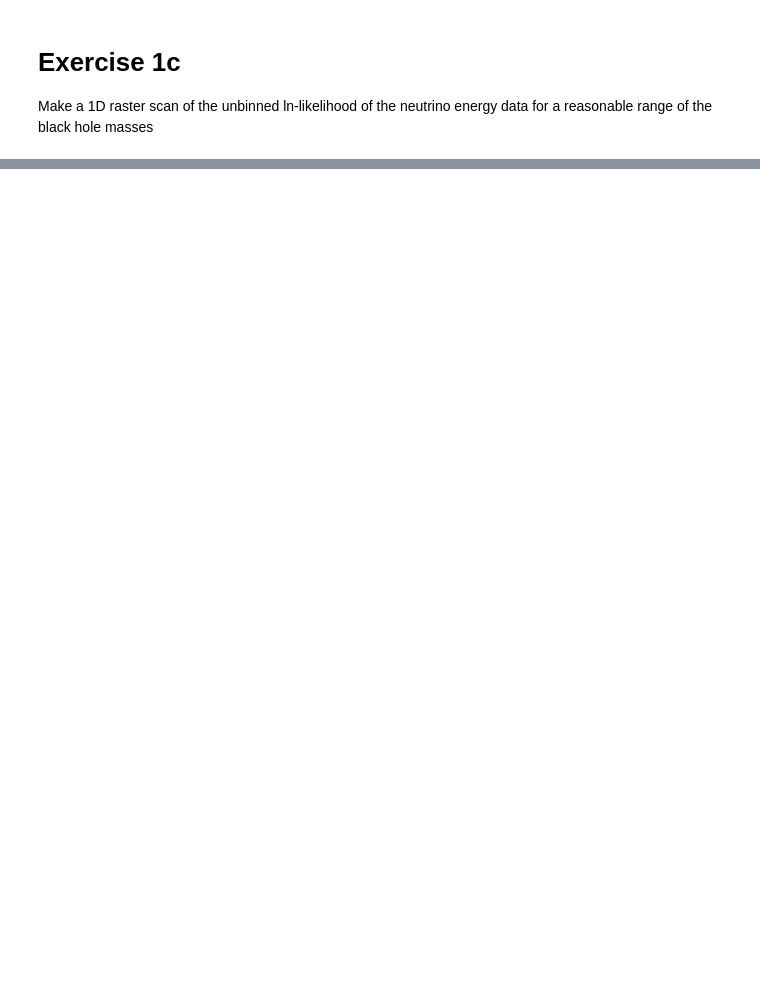
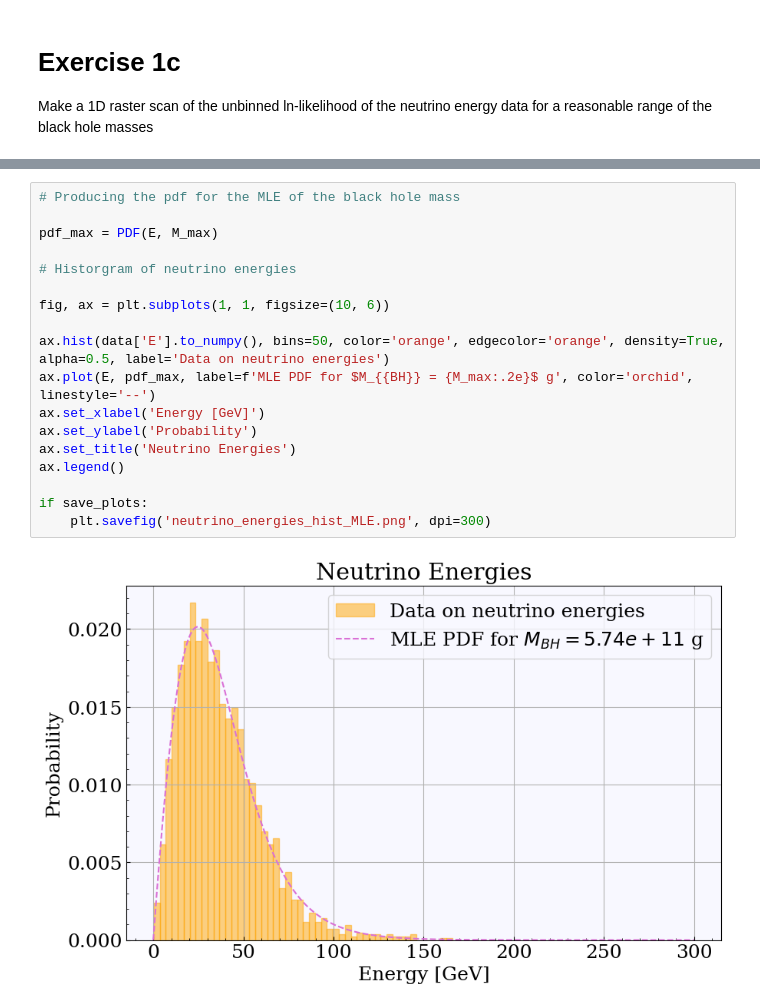
Before and after one commit to Emilie-Jessen/AppStat2, a Jupyter notebook: Project_02/Solution_02.ipynb, the cells around one changed output, grey strips where cells are left out. Saved outputs shown, nothing was run; the diff lists cells and outputs as text; blank space fills up the shorter version.

```diff
--- a/Project_02/Solution_02.ipynb
+++ b/Project_02/Solution_02.ipynb
@@ -101,0 +175,20 @@ ax.legend();
+# %%
+# Producing the pdf for the MLE of the black hole mass
+
+pdf_max = PDF(E, M_max)
+
+# Historgram of neutrino energies
+
+fig, ax = plt.subplots(1, 1, figsize=(10, 6))
+
+ax.hist(data['E'].to_numpy(), bins=50, color='orange', edgecolor='orange', density=True, alpha=0.5, label='Data on neutrino energies')
+ax.plot(E, pdf_max, label=f'MLE PDF for $M_{{BH}} = {M_max:.2e}$ g', color='orchid', linestyle='--')
+ax.set_xlabel('Energy [GeV]')
+ax.set_ylabel('Probability')
+ax.set_title('Neutrino Energies')
+ax.legend()
+
+if save_plots:
+    plt.savefig('neutrino_energies_hist_MLE.png', dpi=300)
+# %% [output]
+[figure, added]
```
Also changed, not shown: parts of 45 cells of this notebook, 20 other files.
